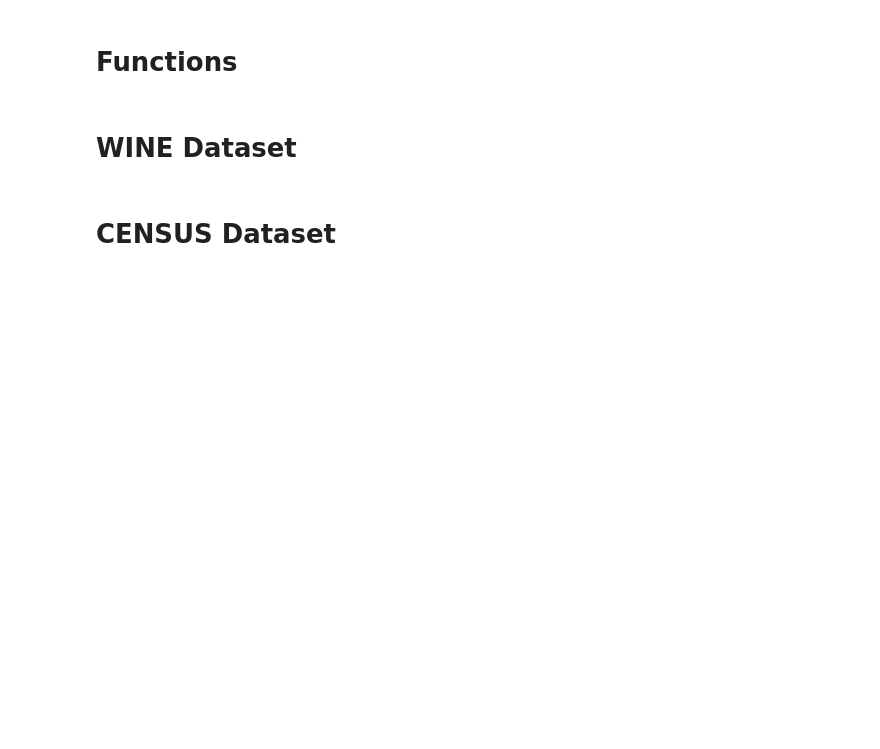
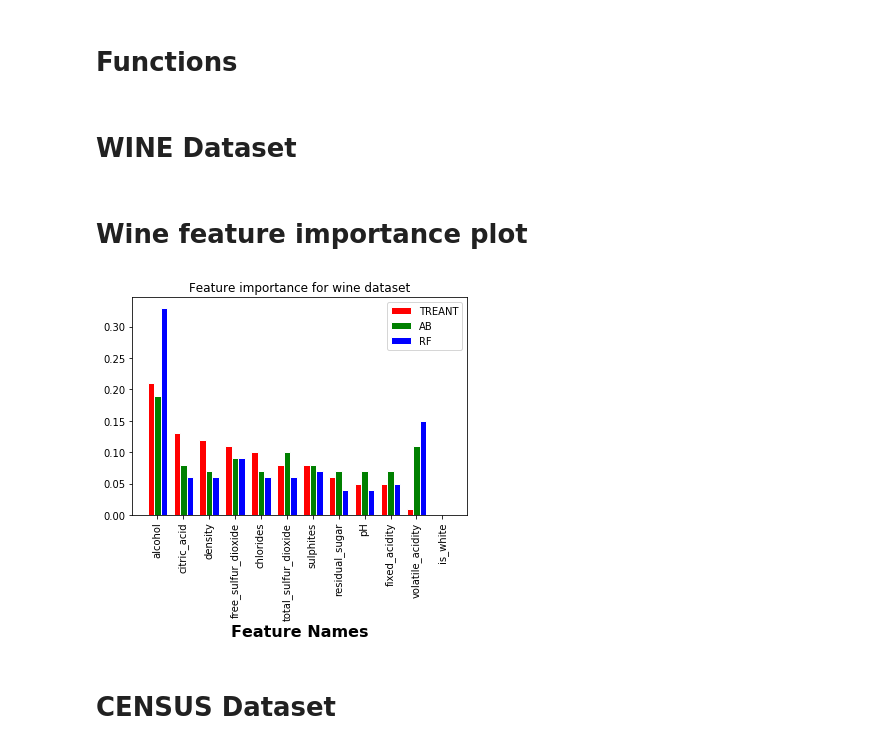
Before and after one commit to gtolomei/treant, a Jupyter notebook: src/DatasetPerturbation.ipynb, the cells around one changed output. Cells and saved outputs as stored; diff of their text form; code cells hidden in the pictures; blank space fills up the shorter version.

```diff
--- a/src/DatasetPerturbation.ipynb
+++ b/src/DatasetPerturbation.ipynb
@@ -263,6 +263,44 @@ serialize_dataset(test, DATASET_PATH, TEST_SET, ".csv.bz2")
 #train.head()
 # valid.head()
 # test.head()
+# %% [markdown]
+# Wine feature importance plot
+# %%
+# libraries
+import numpy as np
+import matplotlib.pyplot as plt
+
+# set width of bar
+barWidth = 0.25
+
+# set height of bar
+bars1 = [0.21,0.13,0.12,0.11,0.10,0.08,0.08,0.06,0.05,0.05,0.01,0.00]
+bars2 = [0.19,0.08,0.07,0.09,0.07,0.10,0.08,0.07,0.07,0.07,0.11,0.00]
+bars3 = [0.33,0.06,0.06,0.09,0.06,0.06,0.07,0.04,0.04,0.05,0.15,0.00]
+
+# Set position of bar on X axis
+r1 = np.arange(len(bars1))
+r2 = [x + barWidth for x in r1]
+r3 = [x + barWidth for x in r2]
+
+# Make the plot
+plt.bar(r1, bars1, color='Red', width=barWidth, edgecolor='white', label='TREANT')
+plt.bar(r2, bars2, color='Green', width=barWidth, edgecolor='white', label='AB')
+plt.bar(r3, bars3, color='Blue', width=barWidth, edgecolor='white', label='RF')
+
+# Add xticks on the middle of the group bars
+plt.xlabel('Feature Names', fontweight='bold',fontsize =16)
+plt.xticks([r + barWidth for r in range(len(bars1))], ['alcohol','citric_acid','density','free_sulfur_dioxide',
+                                                       'chlorides','total_sulfur_dioxide','sulphites',
+                                                       'residual_sugar','pH','fixed_acidity',
+                                                       'volatile_acidity','is_white'],rotation=90)
+
+# Create legend & Show graphic
+plt.title('Feature importance for wine dataset')
+plt.legend()
+plt.show()
+# %% [output]
+[figure, added]
 # %%
 ## WITH ATTACKS
 
```
Also changed, not shown: parts of 18 cells of this notebook, 22 other files.
